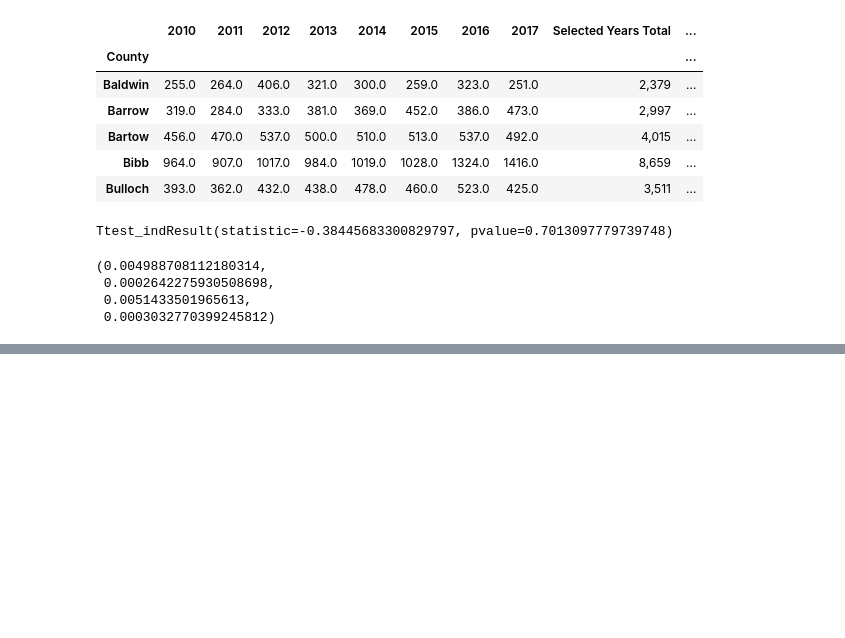
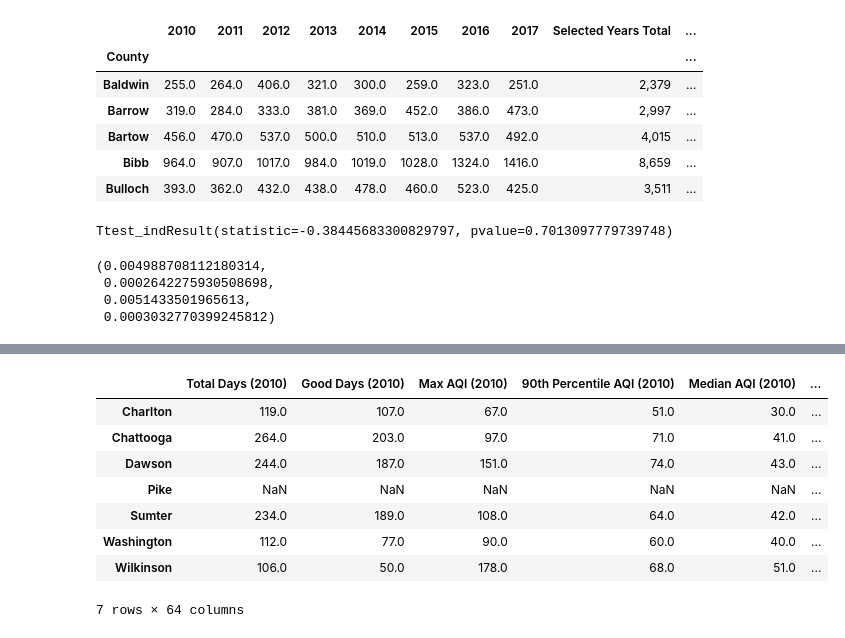
Before and after one commit to ghteds/healthproject, a Jupyter notebook: Code/jmplayingwithdata.ipynb, the cells around one changed output, grey strips where cells are left out. Saved outputs shown, nothing was run; the diff lists cells and outputs as text; code cells hidden in the pictures; blank space fills up the shorter version.

```diff
--- a/Code/jmplayingwithdata.ipynb
+++ b/Code/jmplayingwithdata.ipynb
@@ -249,0 +276,12 @@ rural_asthmadf['2010 pcnt'].mean(),rural_asthmadf['2010 pcnt'].sem(),urban_asthm
+# %%
+mergeddf.loc[ruralcountylist]
+# %% [output]
+|  | Total Days (2010) | Good Days (2010) | Max AQI (2010) | 90th Percentile AQI (2010) | Median AQI (2010) | ... |
+| Charlton | 119.0 | 107.0 | 67.0 | 51.0 | 30.0 | ... |
+| Chattooga | 264.0 | 203.0 | 97.0 | 71.0 | 41.0 | ... |
+| Dawson | 244.0 | 187.0 | 151.0 | 74.0 | 43.0 | ... |
+| Pike | NaN | NaN | NaN | NaN | NaN | ... |
+| Sumter | 234.0 | 189.0 | 108.0 | 64.0 | 42.0 | ... |
+| Washington | 112.0 | 77.0 | 90.0 | 60.0 | 40.0 | ... |
+| Wilkinson | 106.0 | 50.0 | 178.0 | 68.0 | 51.0 | ... |
+7 rows × 64 columns
```
Also changed, not shown: parts of 4 cells of this notebook.
